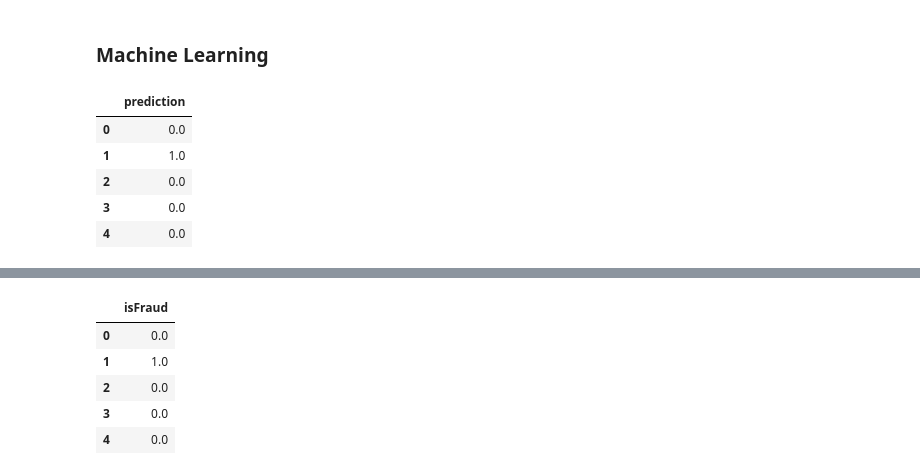
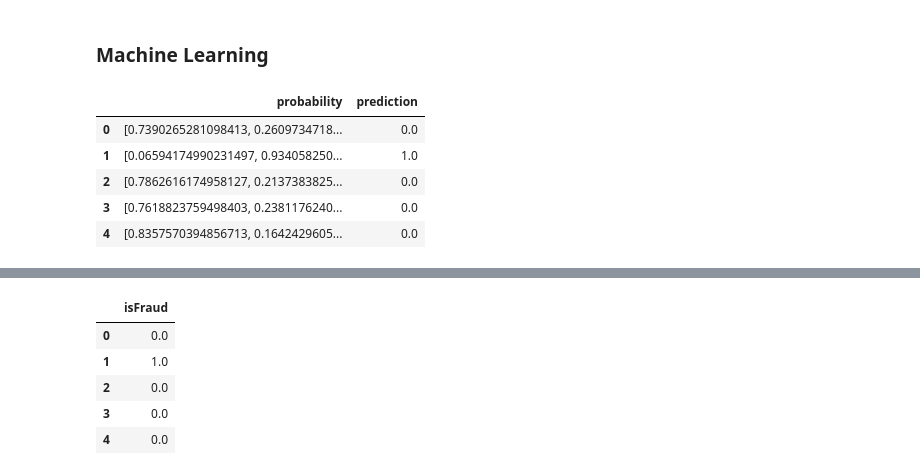
Before and after one commit to PrinceJavier/ieee_cis_fraud_detection, a Jupyter notebook: ieee_cis_fraud_detection.feature_eng.ipynb, the cells around one changed output, grey strips where cells are left out. Saved outputs shown, nothing was run; the diff lists cells and outputs as text; code cells hidden in the pictures.

```diff
--- a/ieee_cis_fraud_detection.feature_eng.ipynb
+++ b/ieee_cis_fraud_detection.feature_eng.ipynb
@@ -218,10 +232,0 @@ prediction = prediction.select('prediction')
-# %%
-pd_pred = prediction.toPandas()
-pd_pred.head()
-# %% [output]
-|  | prediction |
-| 0 | 0.0 |
-| 1 | 1.0 |
-| 2 | 0.0 |
-| 3 | 0.0 |
-| 4 | 0.0 |
@@ -227,0 +235,10 @@ pd_pred.head()
+# %%
+pd_pred_train = pred_train.toPandas()
+pd_pred_train.head()
+# %% [output]
+|  | probability | prediction |
+| 0 | [0.7390265281098413, 0.2609734718... | 0.0 |
+| 1 | [0.06594174990231497, 0.934058250... | 1.0 |
+| 2 | [0.7862616174958127, 0.2137383825... | 0.0 |
+| 3 | [0.7618823759498403, 0.2381176240... | 0.0 |
+| 4 | [0.8357570394856713, 0.1642429605... | 0.0 |
```
Also changed, not shown: parts of 17 cells of this notebook.
